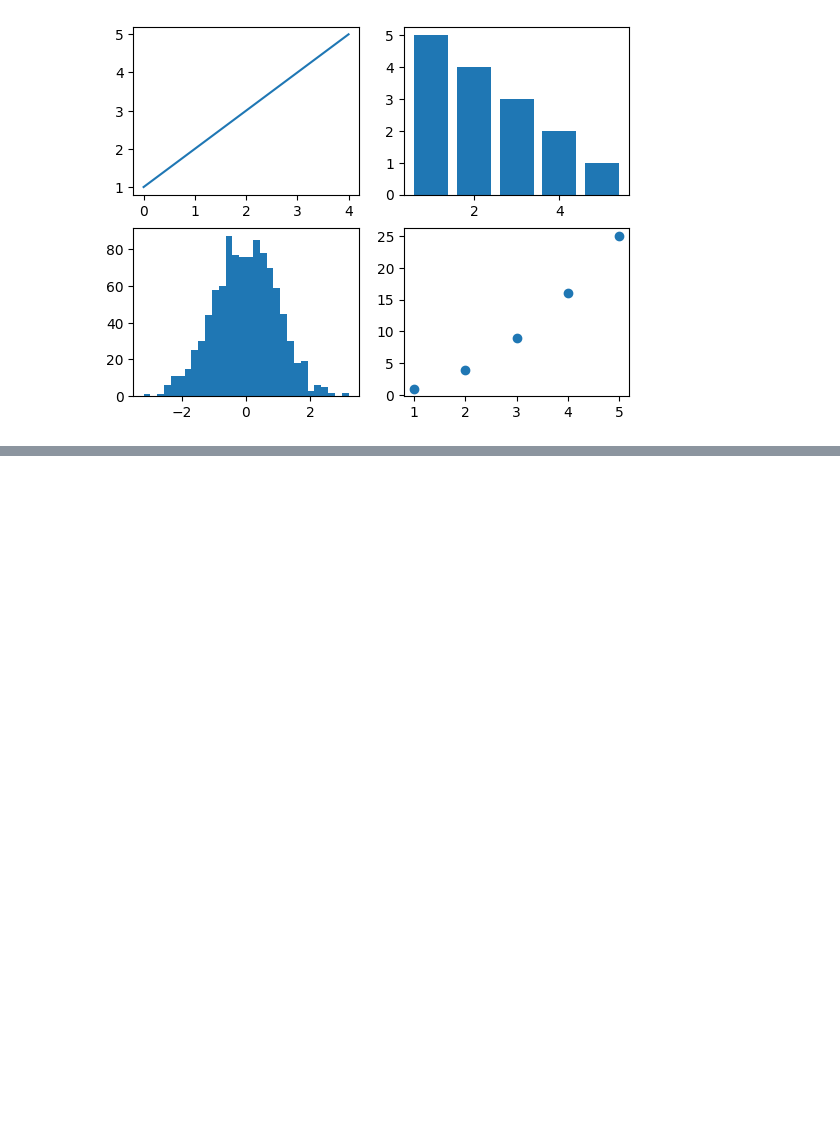
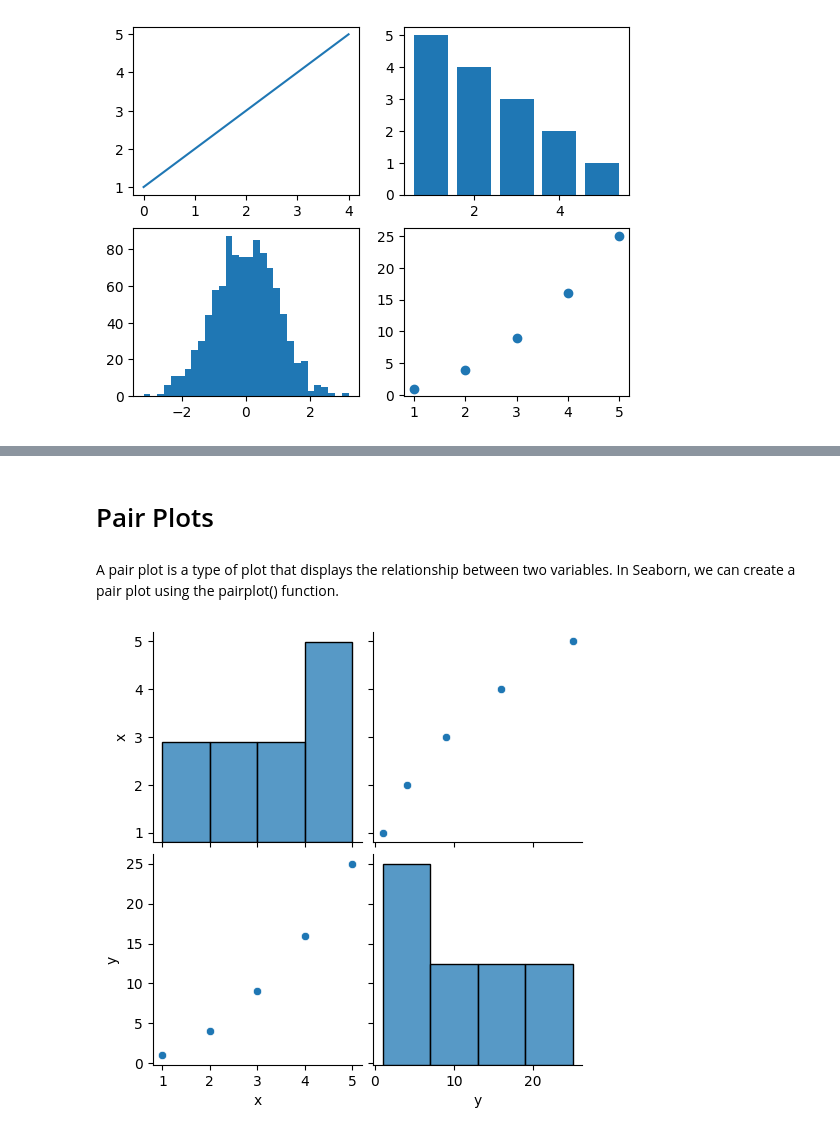
Before and after one commit to surajacharya12/DATA-SCIENCE-LAB, a Jupyter notebook: che5.ipynb, the cells around one changed output, grey strips where cells are left out. Saved outputs shown, nothing was run; the diff lists cells and outputs as text; code cells hidden in the pictures; blank space fills up the shorter version.

```diff
--- a/che5.ipynb
+++ b/che5.ipynb
@@ -69,0 +80,15 @@ plt.show()
+# %% [markdown]
+# Pair Plots
+# %% [markdown]
+A pair plot is a type of plot that displays the relationship between two variables. In Seaborn, we can create a pair plot using the pairplot() function.
+# %%
+df = pd.DataFrame({
+    'x': [1, 2, 3, 4, 5],
+    'y': [1, 4, 9, 16, 25]
+})
+
+# Create pairplot
+sns.pairplot(df)
+plt.show()
+# %% [output]
+[figure, added]
```
Also changed, not shown: parts of 7 cells of this notebook.
